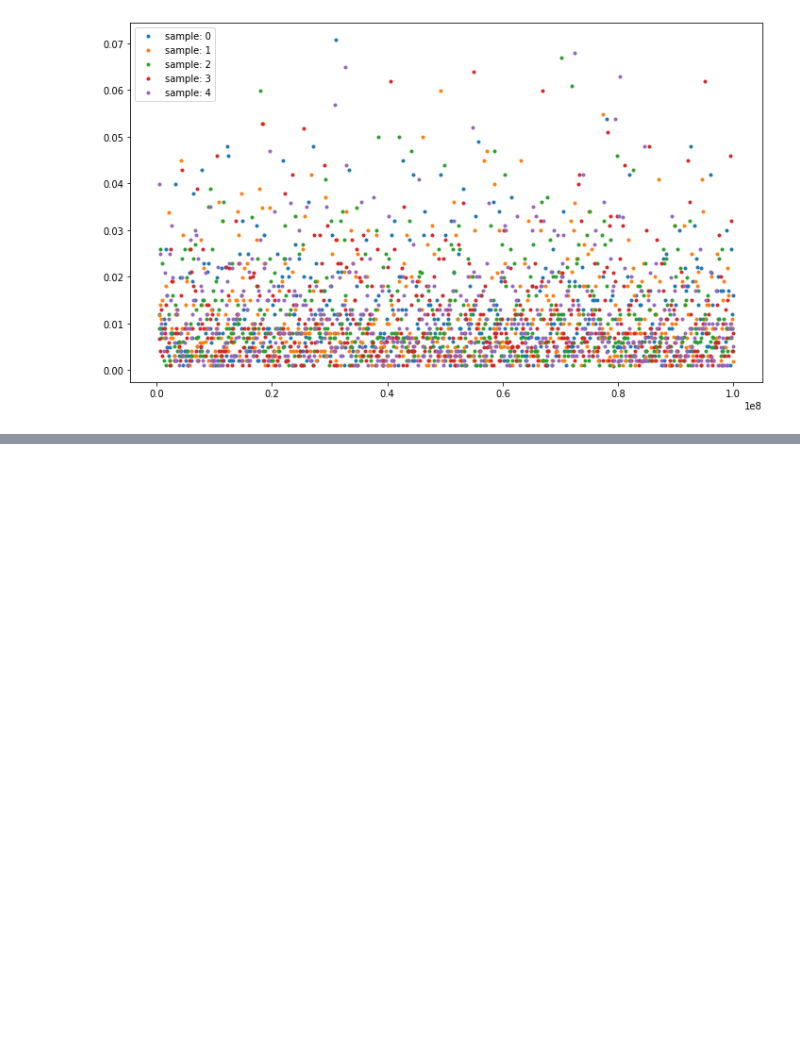
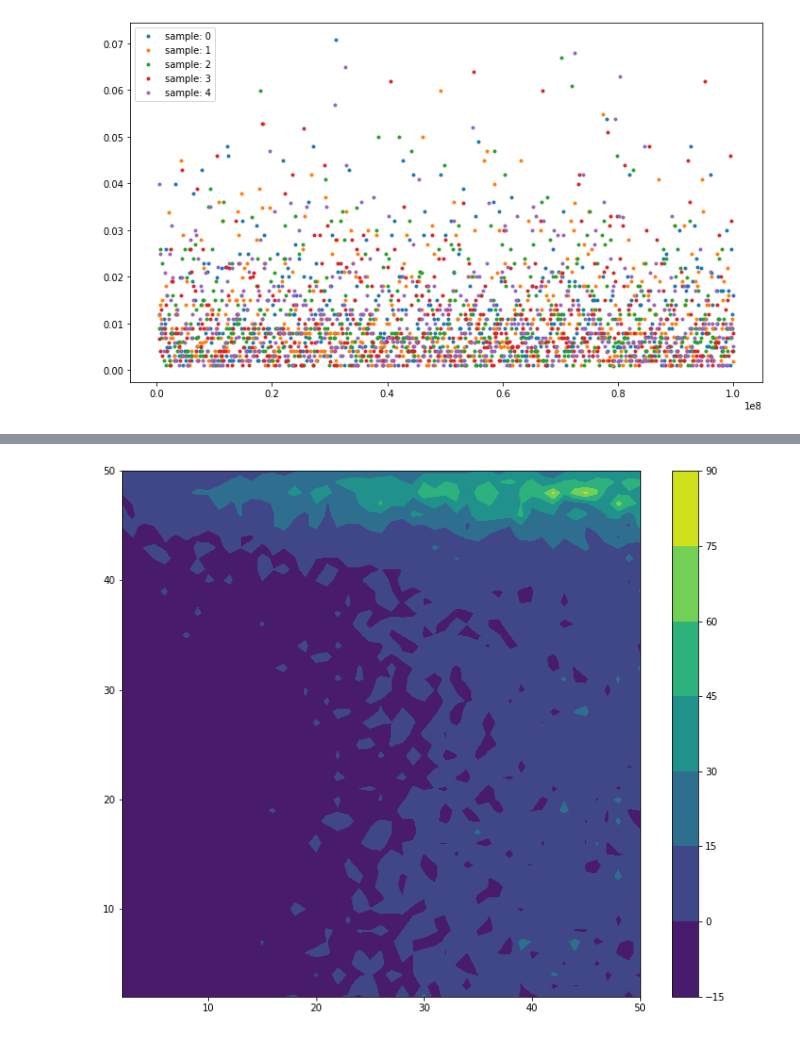
Before and after one commit to Sroka-Bartosz/-BO2-Bank-Transfers-Problem, a Jupyter notebook: Time_test.ipynb, the cells around one changed output, grey strips where cells are left out. Cells and saved outputs as stored; diff of their text form; code cells hidden in the pictures; blank space fills up the shorter version.

```diff
--- a/Time_test.ipynb
+++ b/Time_test.ipynb
@@ -102,0 +182,30 @@ plot_time_generate_specimen2(sample=5)
+# %%
+size_ = 100
+problem_matrix = np.random.randint(low=0, high=10, size=(size_, size_))
+rows_numbers = np.linspace(2, int(size_/2), int(size_/2)-1).astype('uint32')
+cols_numbers = np.linspace(2, int(size_/2), int(size_/2)-1).astype('uint32')
+
+qualites = []
+for c in cols_numbers:
+    qualities_col = []
+    for r in rows_numbers:
+        P = population.Population(1)
+        S1 = specimen.Specimen(problem_matrix)
+        start_quality = S1.quality()
+        mutate_specimen = P.elementary_mutation(S1, rows_number=r, cols_number=c)
+
+        S2 = specimen.Specimen(mutate_specimen)
+        end_quality = S2.quality()
+        qualities_col.append(end_quality-start_quality)
+
+    qualites.append(qualities_col)
+# %%
+fig = plt.figure(figsize=[12,10])
+X, Y = np.meshgrid(rows_numbers, cols_numbers[::-1])
+Z = np.array(qualites)
+
+plt.contourf(X, Y, Z)
+plt.colorbar()
+plt.show()
+# %% [output]
+[figure, added]
```
Also changed, not shown: parts of 6 cells of this notebook.
